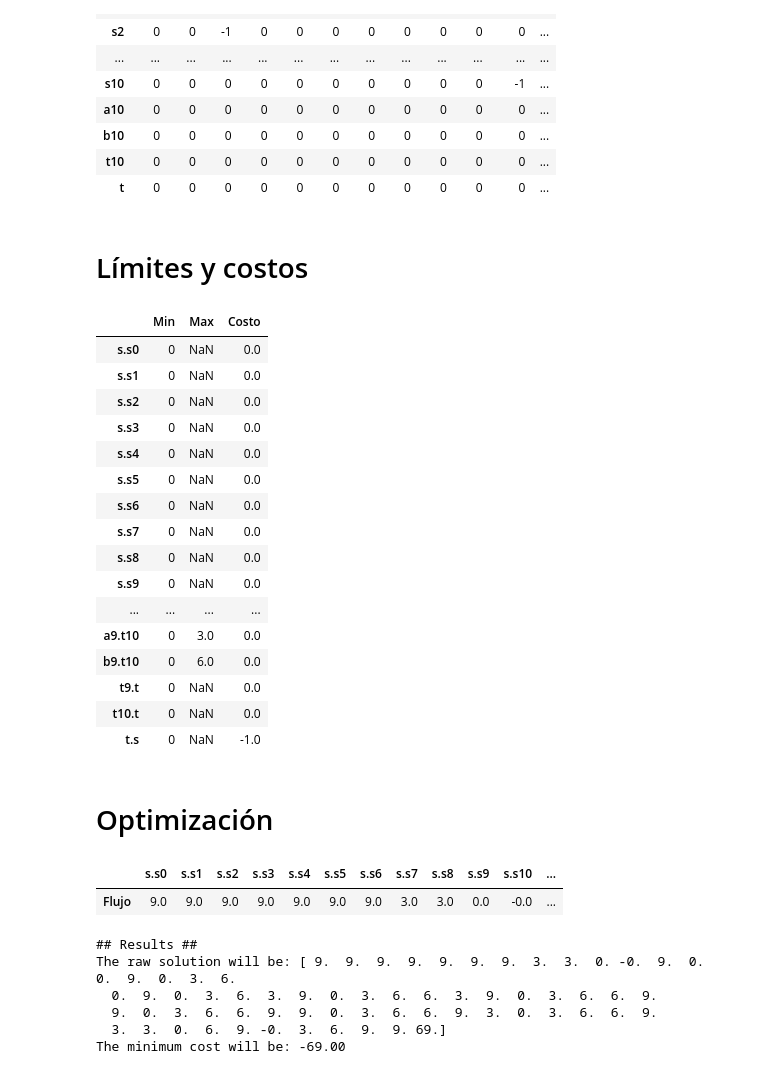
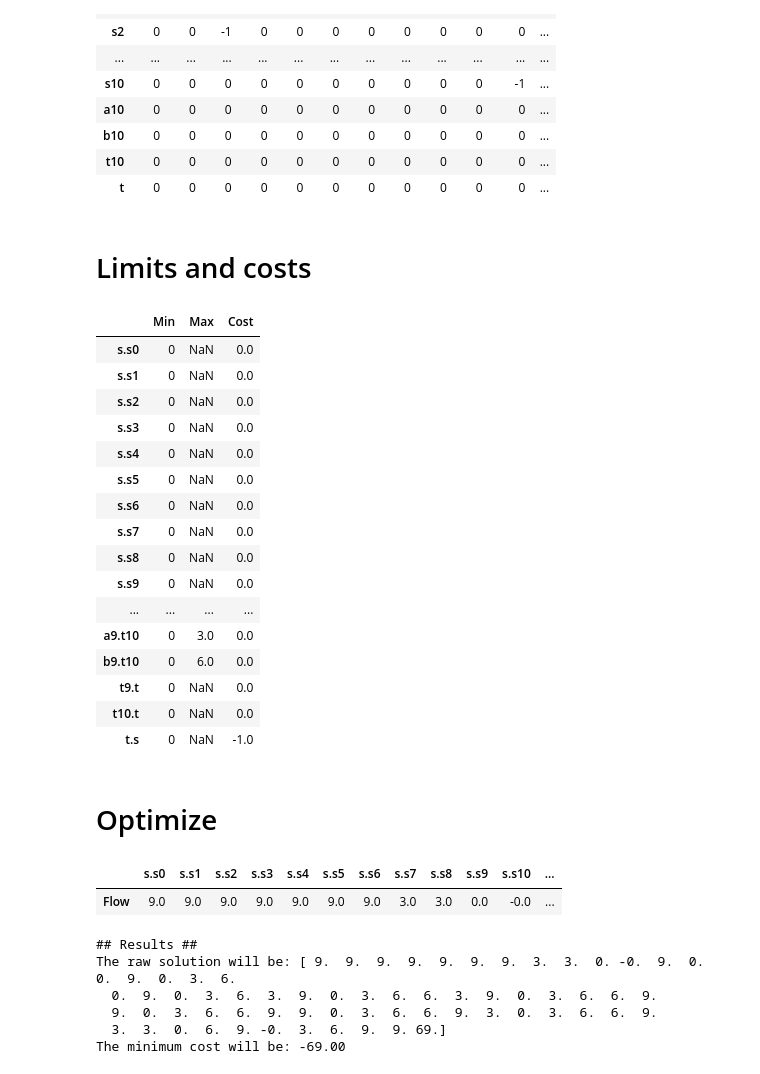
Before and after one commit to OS11-UTN/ex07-08-dynamic-networks-and-transshipment-diegopdurante, a Jupyter notebook: ex07-08/U2Ex07-Maximum-flow.ipynb, the cells around one changed output. Cells and saved outputs as stored; diff of their text form; code cells hidden in the pictures.

```diff
--- a/ex07-08/U2Ex07-Maximum-flow.ipynb
+++ b/ex07-08/U2Ex07-Maximum-flow.ipynb
@@ -127,18 +138,18 @@ pd.DataFrame(data=Aeq, columns=nan_names, index=nn_names)
 | b10 | 0 | 0 | 0 | 0 | 0 | 0 | 0 | 0 | 0 | 0 | 0 | ... |
 | t10 | 0 | 0 | 0 | 0 | 0 | 0 | 0 | 0 | 0 | 0 | 0 | ... |
 | t | 0 | 0 | 0 | 0 | 0 | 0 | 0 | 0 | 0 | 0 | 0 | ... |
-# %% [markdown]
-# Límites y costos
+# %% [markdown]
+# Limits and costs
 # %%
 bounds = get_col_capacites(nn_capacities, arc_idxs)
 cost = np.zeros(len(bounds))
 cost[-1]=-1
 # %%
 df_adic = pd.DataFrame(bounds, index=nan_names, columns=['Min', 'Max'])
-df_adic['Costo'] = cost
+df_adic['Cost'] = cost
 df_adic
 # %% [output]
-|  | Min | Max | Costo |
+|  | Min | Max | Cost |
 | s.s0 | 0 | NaN | 0.0 |
 | s.s1 | 0 | NaN | 0.0 |
 | s.s2 | 0 | NaN | 0.0 |
@@ -156,17 +167,17 @@ df_adic
 | t10.t | 0 | NaN | 0.0 |
 | t.s | 0 | NaN | -1.0 |
 # %% [markdown]
-# Optimización
+# Optimize
 # %%
 # Optimización
 res = linprog(cost, A_eq=Aeq, b_eq=beq_new, bounds=bounds, method='simplex')
 
 selarcs = get_selected_arcs(res.x, nan_names)
 # %%
-pd.DataFrame([res.x], columns=nan_names, index=['Flujo'])
+pd.DataFrame([res.x], columns=nan_names, index=['Flow'])
 # %% [output]
 |  | s.s0 | s.s1 | s.s2 | s.s3 | s.s4 | s.s5 | s.s6 | s.s7 | s.s8 | s.s9 | s.s10 | ... |
-| Flujo | 9.0 | 9.0 | 9.0 | 9.0 | 9.0 | 9.0 | 9.0 | 3.0 | 3.0 | 0.0 | -0.0 | ... |
+| Flow | 9.0 | 9.0 | 9.0 | 9.0 | 9.0 | 9.0 | 9.0 | 3.0 | 3.0 | 0.0 | -0.0 | ... |
 # %%
 print('## Results ##')
 print('The raw solution will be: %s' % res.x)
```
Also changed, not shown: parts of 25 cells of this notebook, 4 other files.
